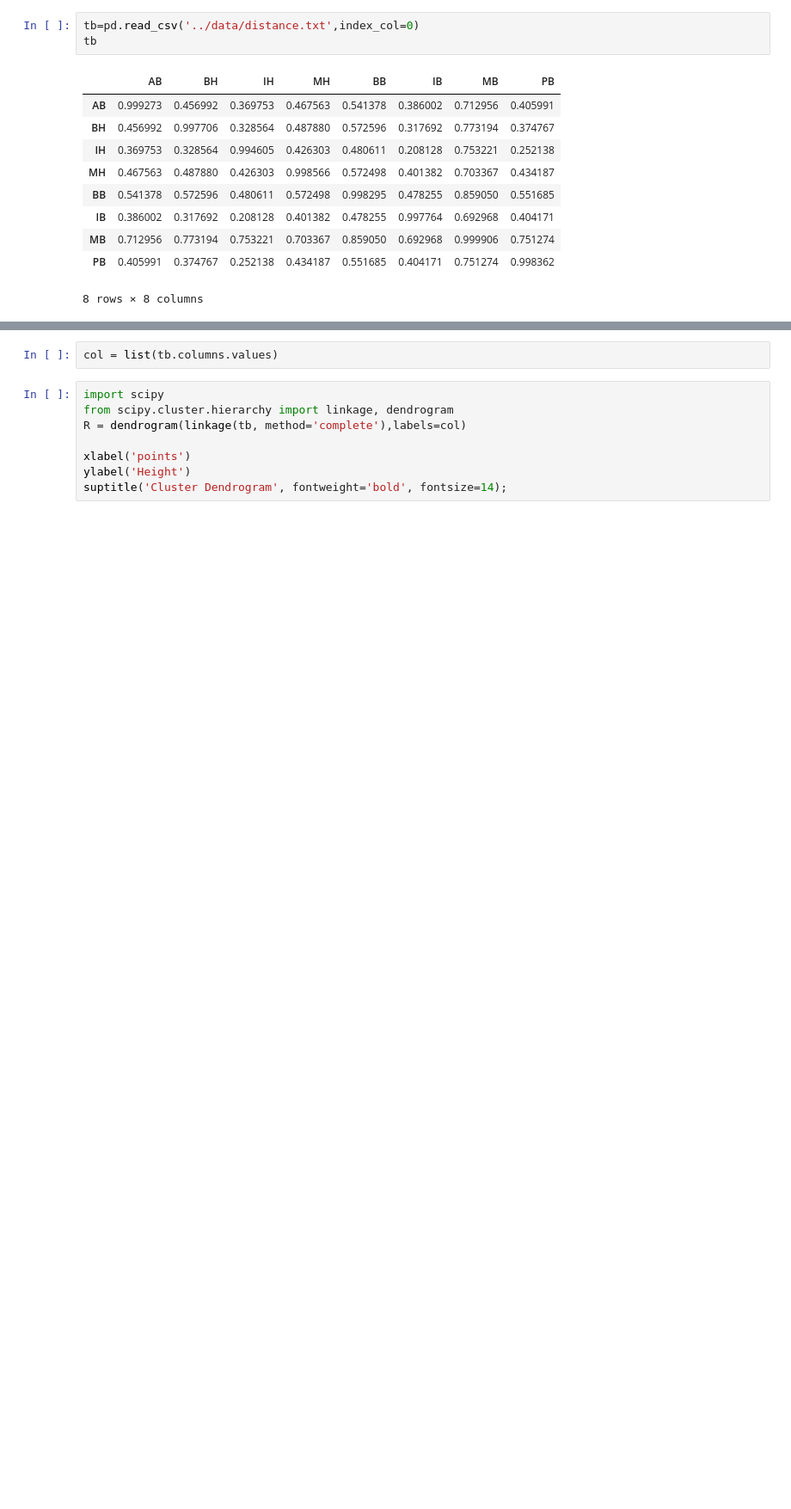
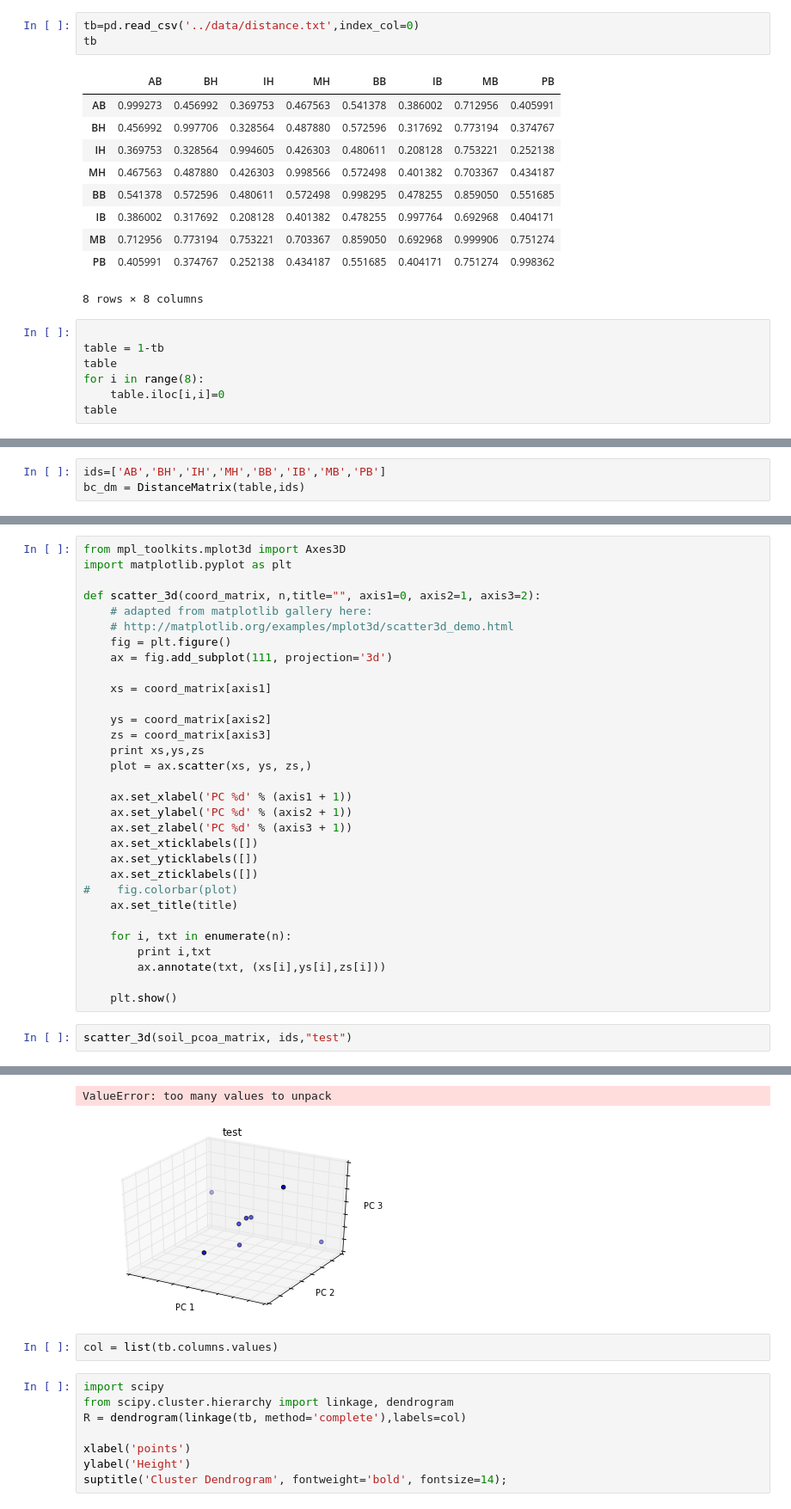
Before and after one commit to qingpeng/2014-virus-meta, a Jupyter notebook: notebook/Cluster.ipynb, the cells around one changed output, grey strips where cells are left out. Shown at 86% size. Cells and saved outputs as stored; diff of their text form; blank space fills up the shorter version.

```diff
--- a/notebook/Cluster.ipynb
+++ b/notebook/Cluster.ipynb
@@ -32,3 +32,10 @@ tb
 | MB | 0.712956 | 0.773194 | 0.753221 | 0.703367 | 0.859050 | 0.692968 | 0.999906 | 0.751274 |
 | PB | 0.405991 | 0.374767 | 0.252138 | 0.434187 | 0.551685 | 0.404171 | 0.751274 | 0.998362 |
 8 rows × 8 columns
+# %%
+
+table = 1-tb
+table
+for i in range(8):
+    table.iloc[i,i]=0
+table
@@ -34,0 +56,3 @@ tb
+# %%
+ids=['AB','BH','IH','MH','BB','IB','MB','PB']
+bc_dm = DistanceMatrix(table,ids)
@@ -34,0 +95,34 @@ tb
+# %%
+from mpl_toolkits.mplot3d import Axes3D
+import matplotlib.pyplot as plt
+
+def scatter_3d(coord_matrix, n,title="", axis1=0, axis2=1, axis3=2):
+    # adapted from matplotlib gallery here:
+    # http://matplotlib.org/examples/mplot3d/scatter3d_demo.html
+    fig = plt.figure()
+    ax = fig.add_subplot(111, projection='3d')
+
+    xs = coord_matrix[axis1]
+
+    ys = coord_matrix[axis2]
+    zs = coord_matrix[axis3]
+    print xs,ys,zs
+    plot = ax.scatter(xs, ys, zs,)
+
+    ax.set_xlabel('PC %d' % (axis1 + 1))
+    ax.set_ylabel('PC %d' % (axis2 + 1))
+    ax.set_zlabel('PC %d' % (axis3 + 1))
+    ax.set_xticklabels([])
+    ax.set_yticklabels([])
+    ax.set_zticklabels([])
+#    fig.colorbar(plot)
+    ax.set_title(title)
+
+    for i, txt in enumerate(n):
+        print i,txt
+        ax.annotate(txt, (xs[i],ys[i],zs[i]))
+
+    plt.show()
+# %%
+scatter_3d(soil_pcoa_matrix, ids,"test")
+# %% [output]
@@ -35,3 +134,5 @@ tb
+ValueError: too many values to unpack
+[figure, added]
 # %%
 col = list(tb.columns.values)
 # %%
```
Also changed, not shown: parts of 5 cells of this notebook, 12 other files.
